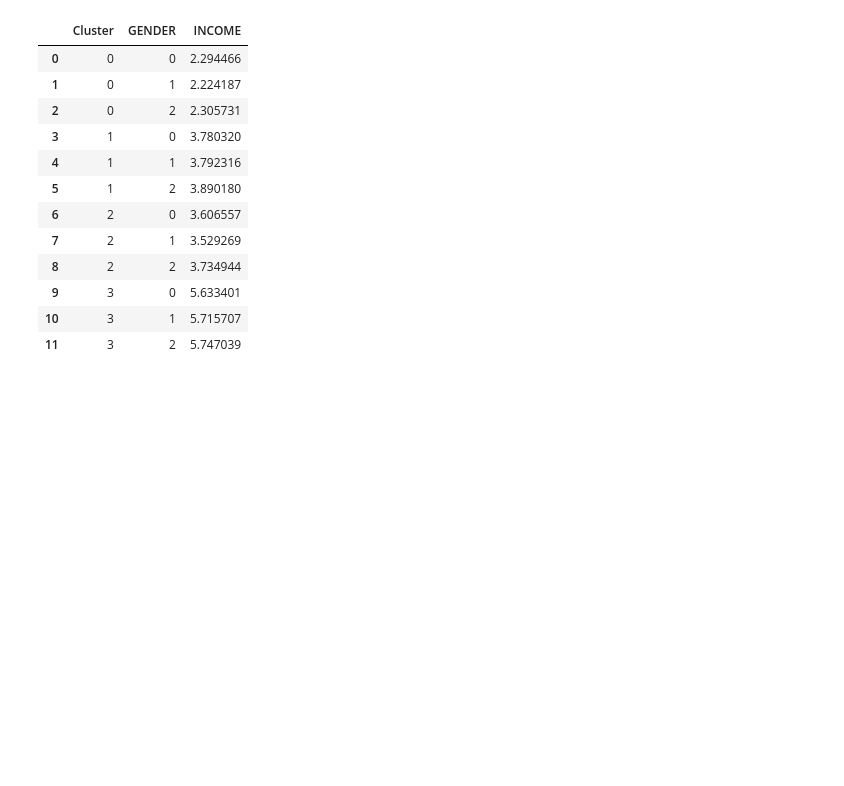
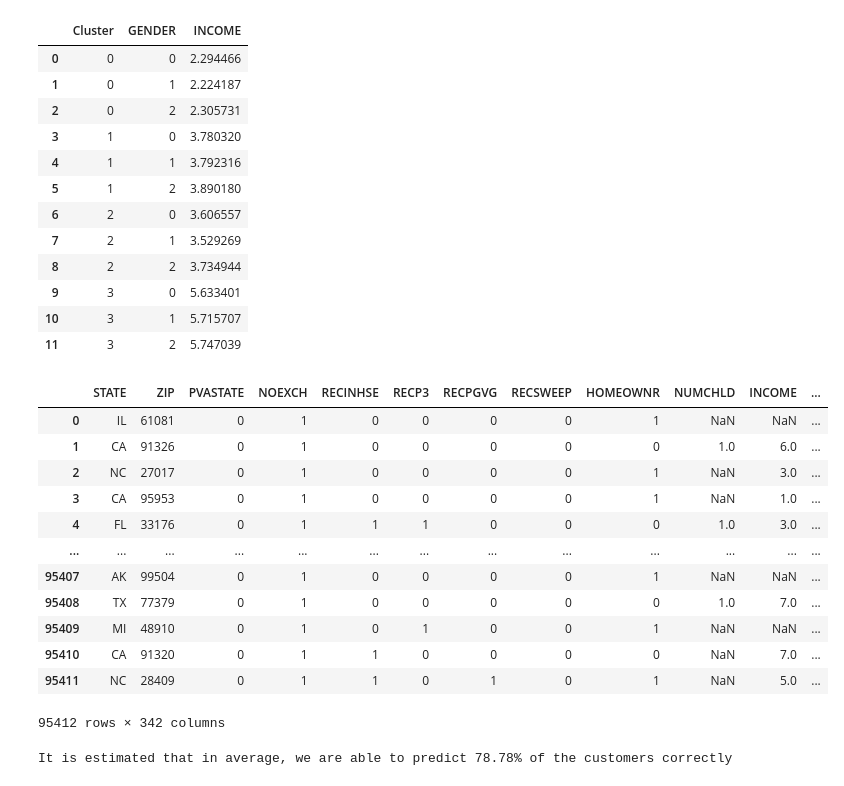
Before and after one commit to felipe-costa/MADS, a Jupyter notebook: Data Minning/Project_v2/3-Profilling_v1.0.ipynb, the cells around one changed output. Saved outputs shown, nothing was run; the diff lists cells and outputs as text; code cells hidden in the pictures; blank space fills up the shorter version.

```diff
--- a/Data Minning/Project_v2/3-Profilling_v1.0.ipynb
+++ b/Data Minning/Project_v2/3-Profilling_v1.0.ipynb
@@ -275,3 +271,38 @@ avg_tmp
 | 9 | 3 | 0 | 5.633401 |
 | 10 | 3 | 1 | 5.715707 |
 | 11 | 3 | 2 | 5.747039 |
+# %%
+df_profilling
+# %% [output]
+|  | STATE | ZIP | PVASTATE | NOEXCH | RECINHSE | RECP3 | RECPGVG | RECSWEEP | HOMEOWNR | NUMCHLD | INCOME | ... |
+| 0 | IL | 61081 | 0 | 1 | 0 | 0 | 0 | 0 | 1 | NaN | NaN | ... |
+| 1 | CA | 91326 | 0 | 1 | 0 | 0 | 0 | 0 | 0 | 1.0 | 6.0 | ... |
+| 2 | NC | 27017 | 0 | 1 | 0 | 0 | 0 | 0 | 1 | NaN | 3.0 | ... |
+| 3 | CA | 95953 | 0 | 1 | 0 | 0 | 0 | 0 | 1 | NaN | 1.0 | ... |
+| 4 | FL | 33176 | 0 | 1 | 1 | 1 | 0 | 0 | 0 | 1.0 | 3.0 | ... |
+| ... | ... | ... | ... | ... | ... | ... | ... | ... | ... | ... | ... | ... |
+| 95407 | AK | 99504 | 0 | 1 | 0 | 0 | 0 | 0 | 1 | NaN | NaN | ... |
+| 95408 | TX | 77379 | 0 | 1 | 0 | 0 | 0 | 0 | 0 | 1.0 | 7.0 | ... |
+| 95409 | MI | 48910 | 0 | 1 | 0 | 1 | 0 | 0 | 1 | NaN | NaN | ... |
+| 95410 | CA | 91320 | 0 | 1 | 1 | 0 | 0 | 0 | 0 | NaN | 7.0 | ... |
+| 95411 | NC | 28409 | 0 | 1 | 1 | 0 | 1 | 0 | 1 | NaN | 5.0 | ... |
+95412 rows × 342 columns
+# %%
+from sklearn.tree import DecisionTreeClassifier, export_graphviz
+from sklearn.model_selection import train_test_split
+import graphviz
+# Preparing the data
+X = df_fullLabeled.drop(columns=['Cluster','STATE'])
+y = df_fullLabeled.Cluster
+
+# Splitting the data
+X_train, X_test, y_train, y_test = train_test_split(
+    X, y, test_size=0.2, random_state=42
+)
+
+# Fitting the decision tree
+dt = DecisionTreeClassifier(random_state=42, max_depth=3)
+dt.fit(X_train, y_train)
+print("It is estimated that in average, we are able to predict {0:.2f}% of the customers correctly".format(dt.score(X_test, y_test)*100))
+# %% [output]
+It is estimated that in average, we are able to predict 78.78% of the customers correctly
```
Also changed, not shown: parts of 3 cells of this notebook, 1 other file.
